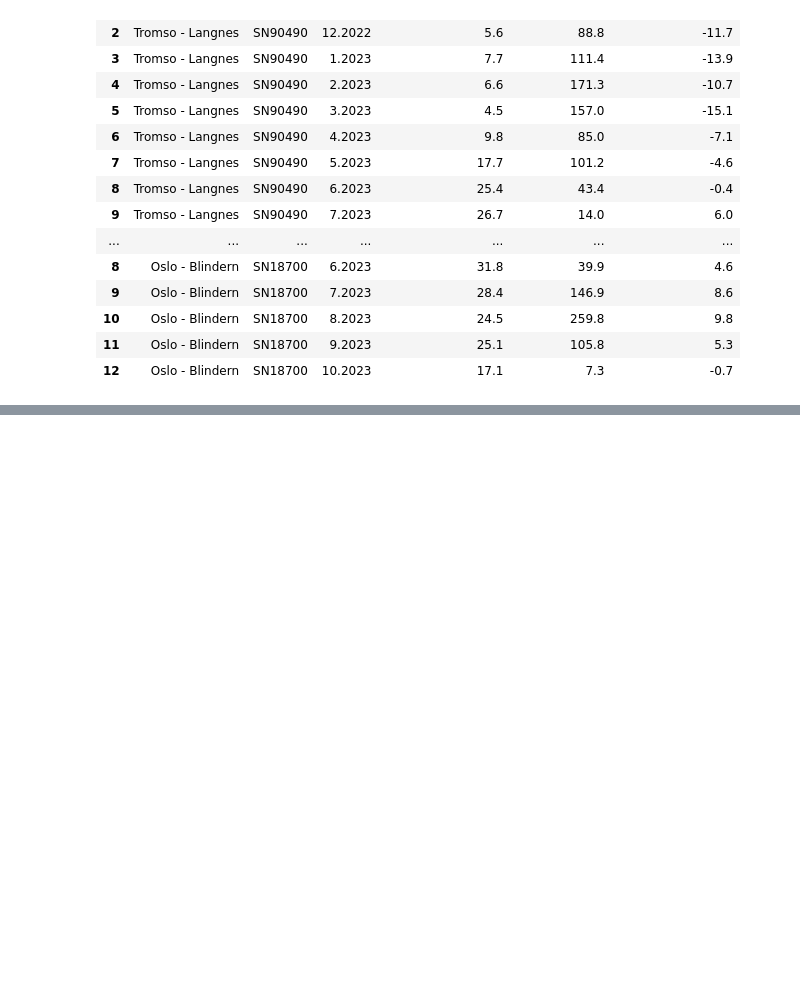
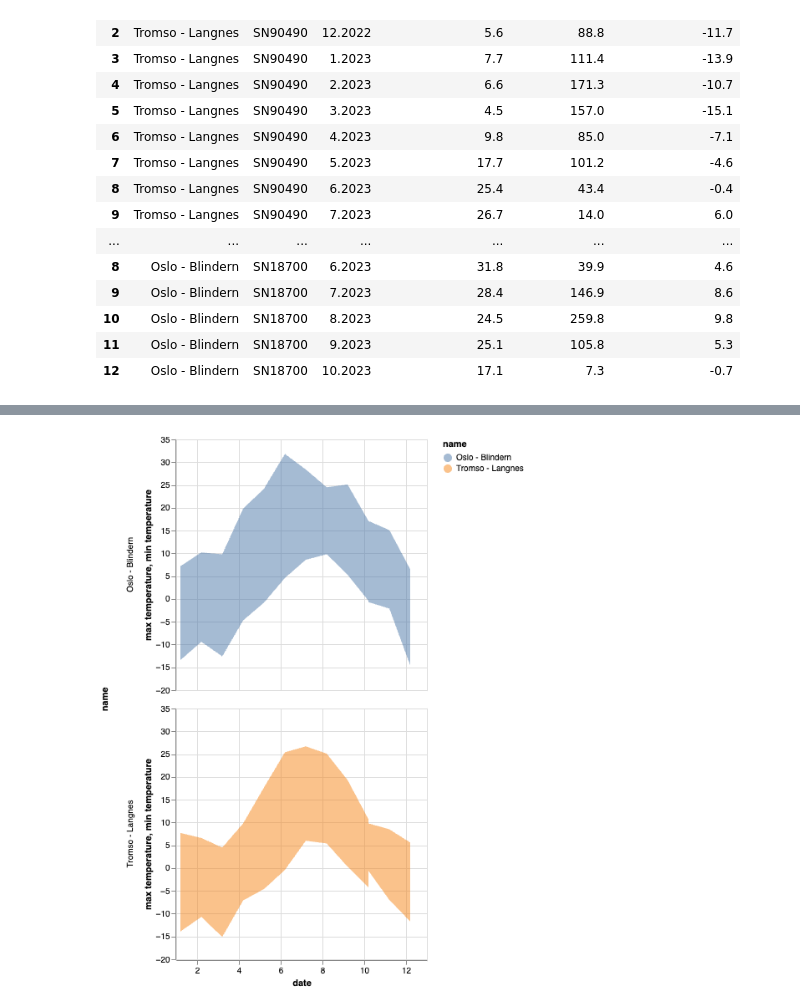
Before and after one commit to Mayorboy/Data_Visualization_with_Pandas_and_Altpair, a Jupyter notebook: Weather_visualization.ipynb, the cells around one changed output, grey strips where cells are left out. Saved outputs shown, nothing was run; the diff lists cells and outputs as text; code cells hidden in the pictures; blank space fills up the shorter version.

```diff
--- a/Weather_visualization.ipynb
+++ b/Weather_visualization.ipynb
@@ -117,6 +124,13 @@ alt.Chart(data).mark_area(opacity=0.5).encode(
     )
 # %% [output]
 [interactive output not drawn]
+# %%
+from PIL import Image
+from IPython.display import display
+img = Image.open('temp.png')
+display(img)
+# %% [output]
+[figure, added]
 # %%
 url_prefix = "https://raw.githubusercontent.com/coderefinery/data-visualization-python/main/data/"
 
```
Also changed, not shown: parts of 5 cells of this notebook.
